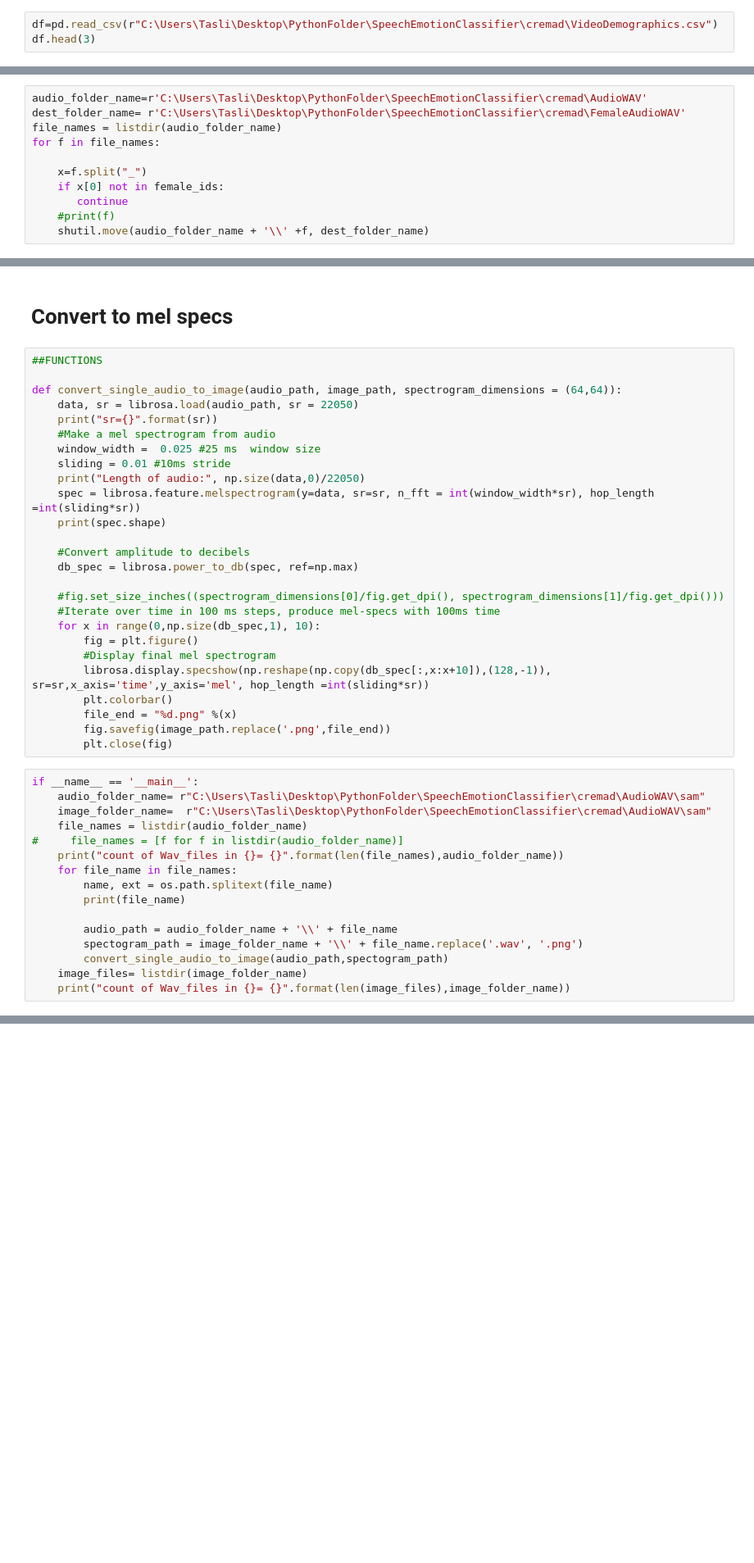
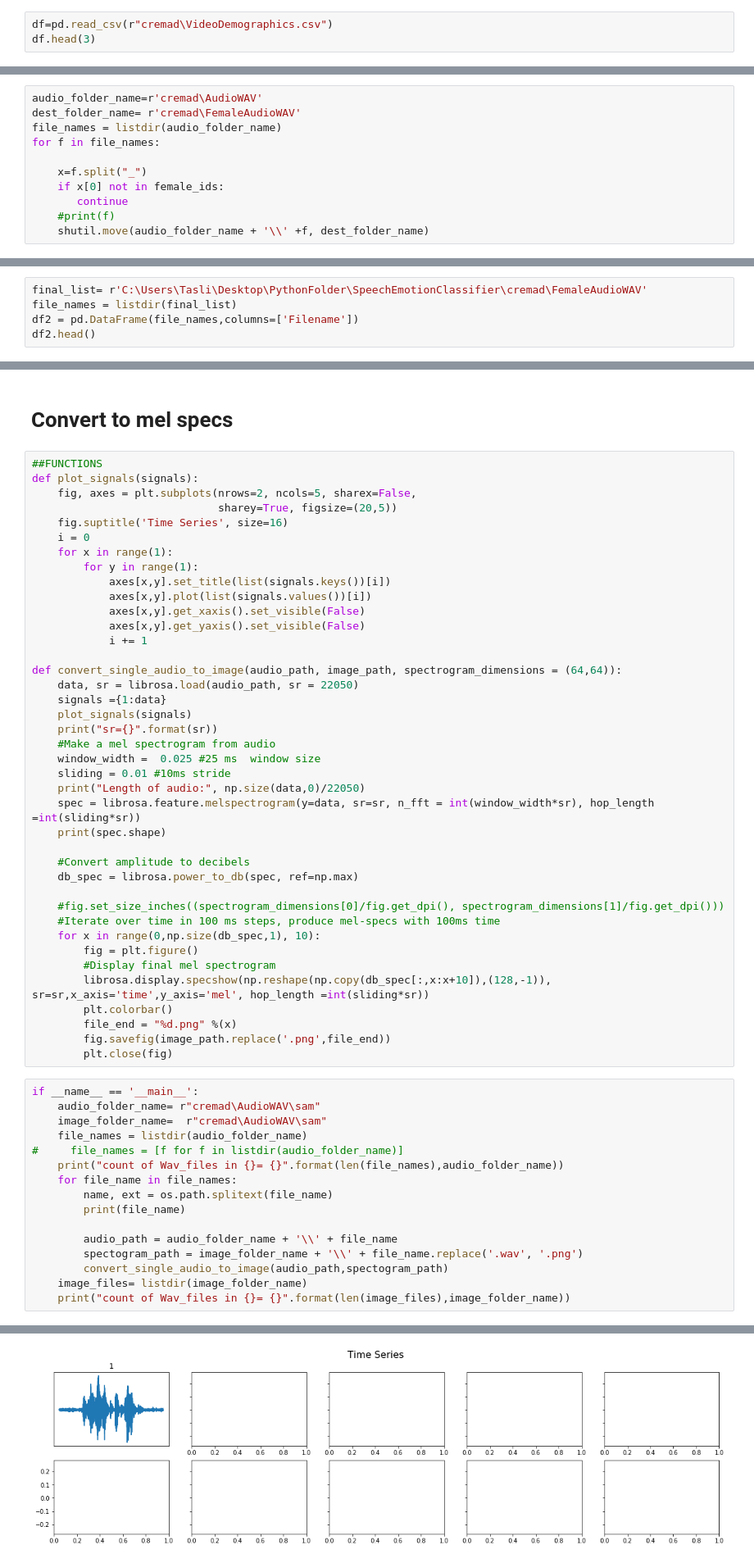
Before and after one commit to Taslim-M/SpeechEmotionClassifier, a Jupyter notebook: Female melspecs.ipynb, the cells around one changed output, grey strips where cells are left out. Shown at 82% size. Drawn from its saved outputs; the diff is of its cells as text; blank space fills up the shorter version.

```diff
--- a/Female melspecs.ipynb
+++ b/Female melspecs.ipynb
@@ -12,7 +12,7 @@ import scipy
 import pandas as pd
 import shutil
 # %%
-df=pd.read_csv(r"C:\Users\Tasli\Desktop\PythonFolder\SpeechEmotionClassifier\cremad\VideoDemographics.csv")
+df=pd.read_csv(r"cremad\VideoDemographics.csv")
 df.head(3)
 # %% [output]
 |  | ActorID | Age | Sex | Race | Ethnicity |
@@ -22,8 +22,8 @@ df.head(3)
 # %%
 female_ids=[str(df.loc[i].iat[0]) for i in df.index if df.loc[i].iat[2]=="Female"]
 # %%
-audio_folder_name=r'C:\Users\Tasli\Desktop\PythonFolder\SpeechEmotionClassifier\cremad\AudioWAV'
-dest_folder_name= r'C:\Users\Tasli\Desktop\PythonFolder\SpeechEmotionClassifier\cremad\FemaleAudioWAV'
+audio_folder_name=r'cremad\AudioWAV'
+dest_folder_name= r'cremad\FemaleAudioWAV'
 file_names = listdir(audio_folder_name)
 for f in file_names:
 
@@ -34,0 +45,5 @@ for f in file_names:
+# %%
+final_list= r'C:\Users\Tasli\Desktop\PythonFolder\SpeechEmotionClassifier\cremad\FemaleAudioWAV'
+file_names = listdir(final_list)
+df2 = pd.DataFrame(file_names,columns=['Filename'])
+df2.head()
@@ -36,9 +137,23 @@ for f in file_names:
 # Convert to mel specs
 # %%
 ##FUNCTIONS
+def plot_signals(signals):
+    fig, axes = plt.subplots(nrows=2, ncols=5, sharex=False,
+                             sharey=True, figsize=(20,5))
+    fig.suptitle('Time Series', size=16)
+    i = 0
+    for x in range(1):
+        for y in range(1):
+            axes[x,y].set_title(list(signals.keys())[i])
+            axes[x,y].plot(list(signals.values())[i])
+            axes[x,y].get_xaxis().set_visible(False)
+            axes[x,y].get_yaxis().set_visible(False)
+            i += 1
 
 def convert_single_audio_to_image(audio_path, image_path, spectrogram_dimensions = (64,64)):
     data, sr = librosa.load(audio_path, sr = 22050)
+    signals ={1:data}
+    plot_signals(signals)
     print("sr={}".format(sr))
     #Make a mel spectrogram from audio
     window_width =  0.025 #25 ms  window size
@@ -62,8 +177,8 @@ def convert_single_audio_to_image(audio_path, image_path, spectrogram_dimensions
         plt.close(fig)
 # %%
 if __name__ == '__main__':
-    audio_folder_name= r"C:\Users\Tasli\Desktop\PythonFolder\SpeechEmotionClassifier\cremad\AudioWAV\sam"
-    image_folder_name=  r"C:\Users\Tasli\Desktop\PythonFolder\SpeechEmotionClassifier\cremad\AudioWAV\sam"
+    audio_folder_name= r"cremad\AudioWAV\sam"
+    image_folder_name=  r"cremad\AudioWAV\sam"
     file_names = listdir(audio_folder_name)
 #     file_names = [f for f in listdir(audio_folder_name)]
     print("count of Wav_files in {}= {}".format(len(file_names),audio_folder_name))
@@ -81,6 +196,7 @@ count of Wav_files in 2= C:\Users\Tasli\Desktop\PythonFolder\SpeechEmotionClassi
 1001_IEO_ANG_MD.wav
 sr=22050
 Length of audio: 2.635963718820862
 (128, 265)
 1001_IEO_ANG_MD0.png
 NoBackendError:
+[figure, added]
```
Also changed, not shown: parts of 8 cells of this notebook.
